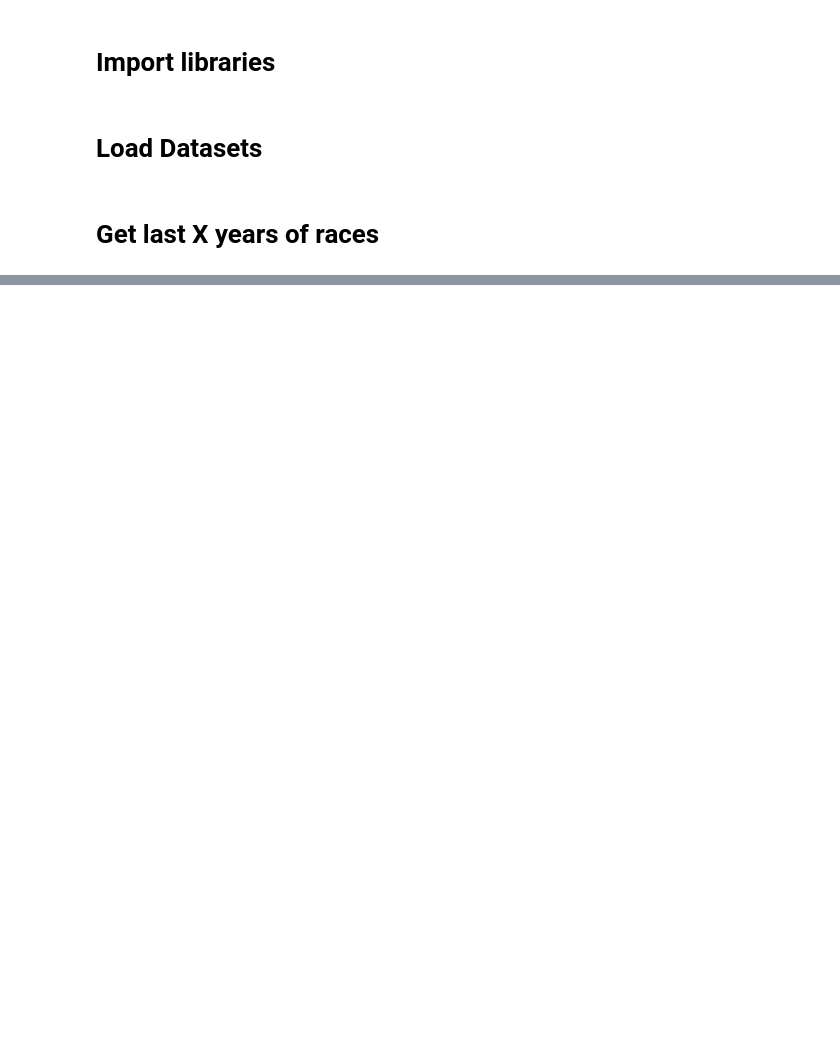
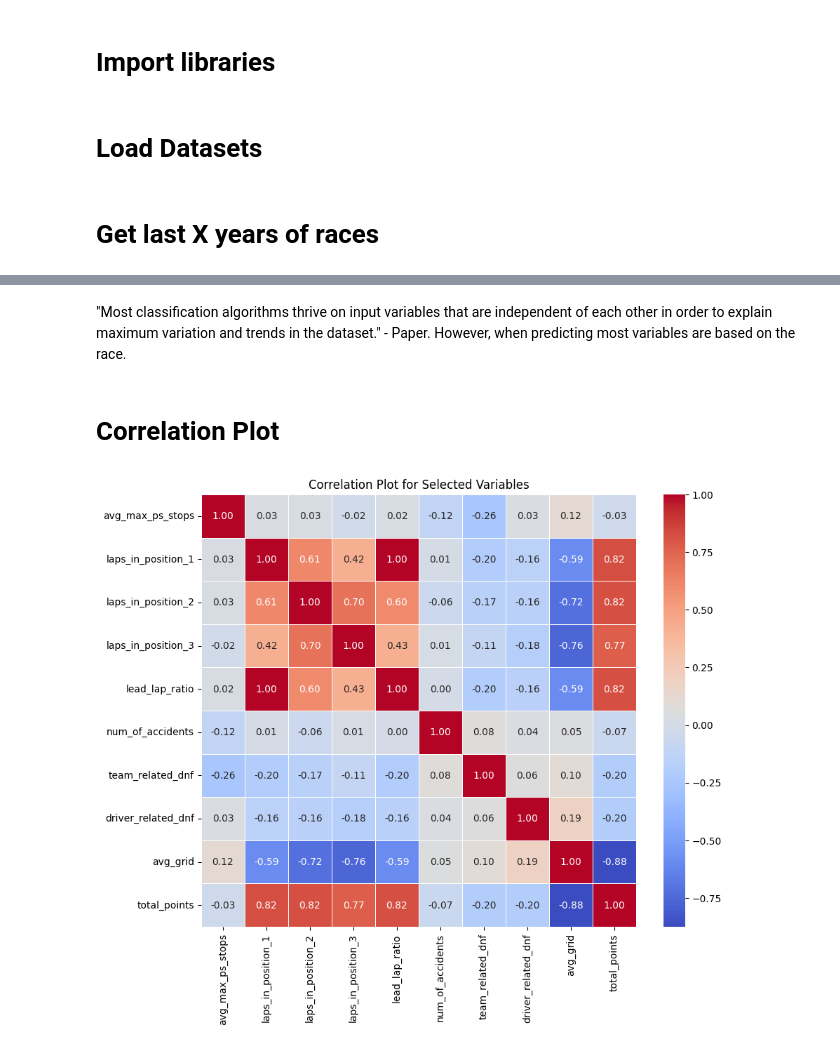
Before and after one commit to abrohit/CS573, a Jupyter notebook: rohit-data-analysis.ipynb, the cells around one changed output, grey strips where cells are left out. Saved outputs shown, nothing was run; the diff lists cells and outputs as text; code cells hidden in the pictures; blank space fills up the shorter version.

```diff
--- a/rohit-data-analysis.ipynb
+++ b/rohit-data-analysis.ipynb
@@ -234,0 +236,16 @@ plot_constructors_averages(constructors_with_averages)
+# %%
+driver_related_status = [20, 41, 31, 54, 59, 60, 64, 65, 81, 82, 100, 101, 102, 103, 105, 106, 107, 108, 109, 110, 130, 139]
+status_counts_3 = races.df[races.df['statusId'].isin(driver_related_status)].groupby(['year', 'driverId']).size().reset_index(name='driver_related_dnf')
+# %%
+avg_grid = races.df.groupby(['year', 'driverId'])['grid'].mean().reset_index(name='avg_grid')
+# %%
+sum_points = races.df.groupby(['year', 'driverId'])['points'].sum().reset_index(name='total_points')
+# %%
+df = avg_max_ps_stops.merge(laps_in_positions_sum, on=['year', 'driverId'], how='left')
+df = df.merge(laps_in_position_1_ratio, on=['year', 'driverId'], how='left')
+df = df.merge(num_of_accidents, on=['year', 'driverId'], how='left').fillna(0)
+df = df.merge(status_counts_2, on=['year', 'driverId'], how='left').fillna(0)
+df = df.merge(status_counts_3, on=['year', 'driverId'], how='left').fillna(0)
+df = df.merge(avg_grid, on=['year', 'driverId'], how='left')
+df = df.merge(sum_points, on=['year', 'driverId'], how='left')
+df
@@ -234,0 +266,14 @@ plot_constructors_averages(constructors_with_averages)
+# %% [markdown]
+"Most classification algorithms thrive on input variables that are independent of each other in order to explain maximum variation and trends in the dataset." - Paper. However, when predicting most variables are based on the race.
+# %% [markdown]
+# Correlation Plot
+# %%
+df_analysis = df.drop(columns=['year', 'driverId'])
+correlation_matrix = df_analysis.corr()
+
+plt.figure(figsize=(10, 8))
+sns.heatmap(correlation_matrix, annot=True, cmap='coolwarm', linewidths=0.5, fmt='.2f')
+plt.title('Correlation Plot for Selected Variables')
+plt.show()
+# %% [output]
+[figure, added]
```
Also changed, not shown: parts of 60 cells of this notebook, 2 other files.
